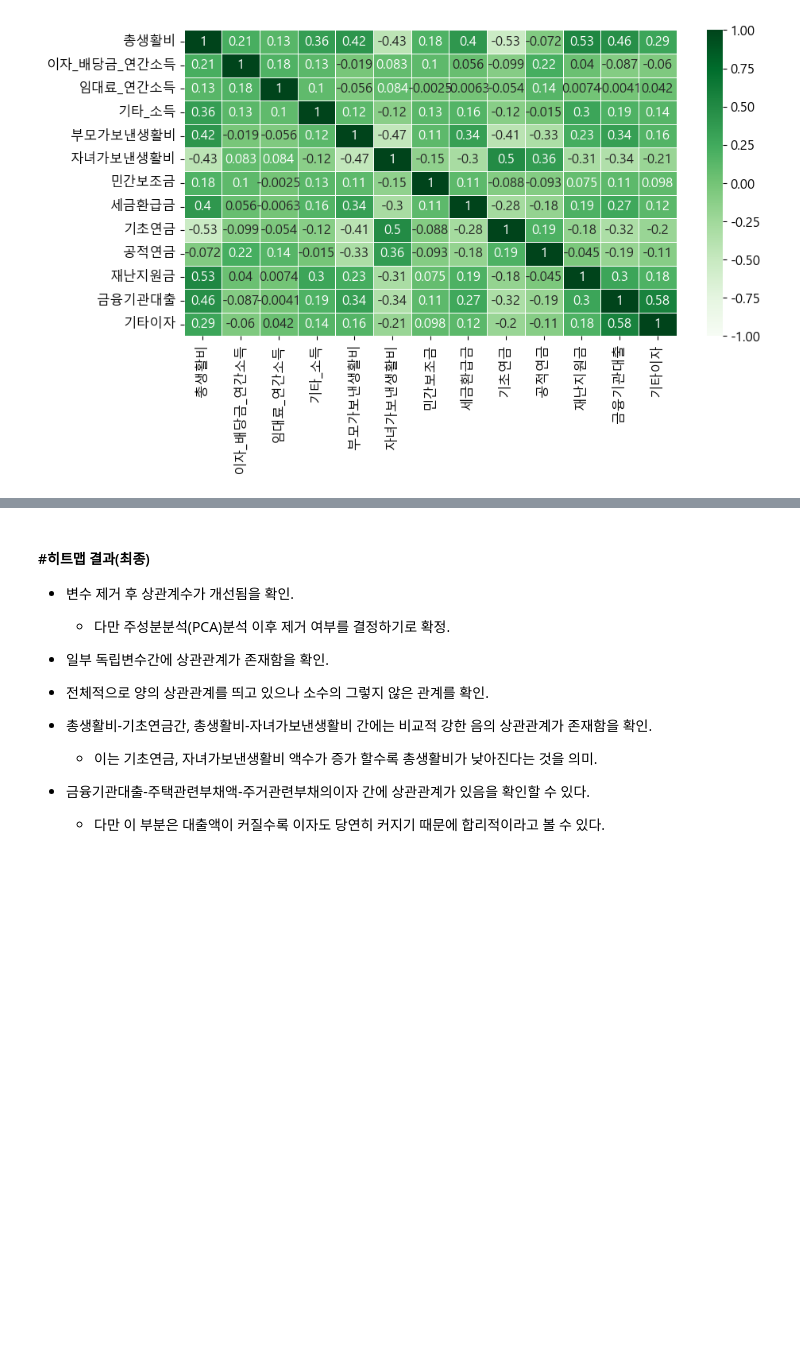
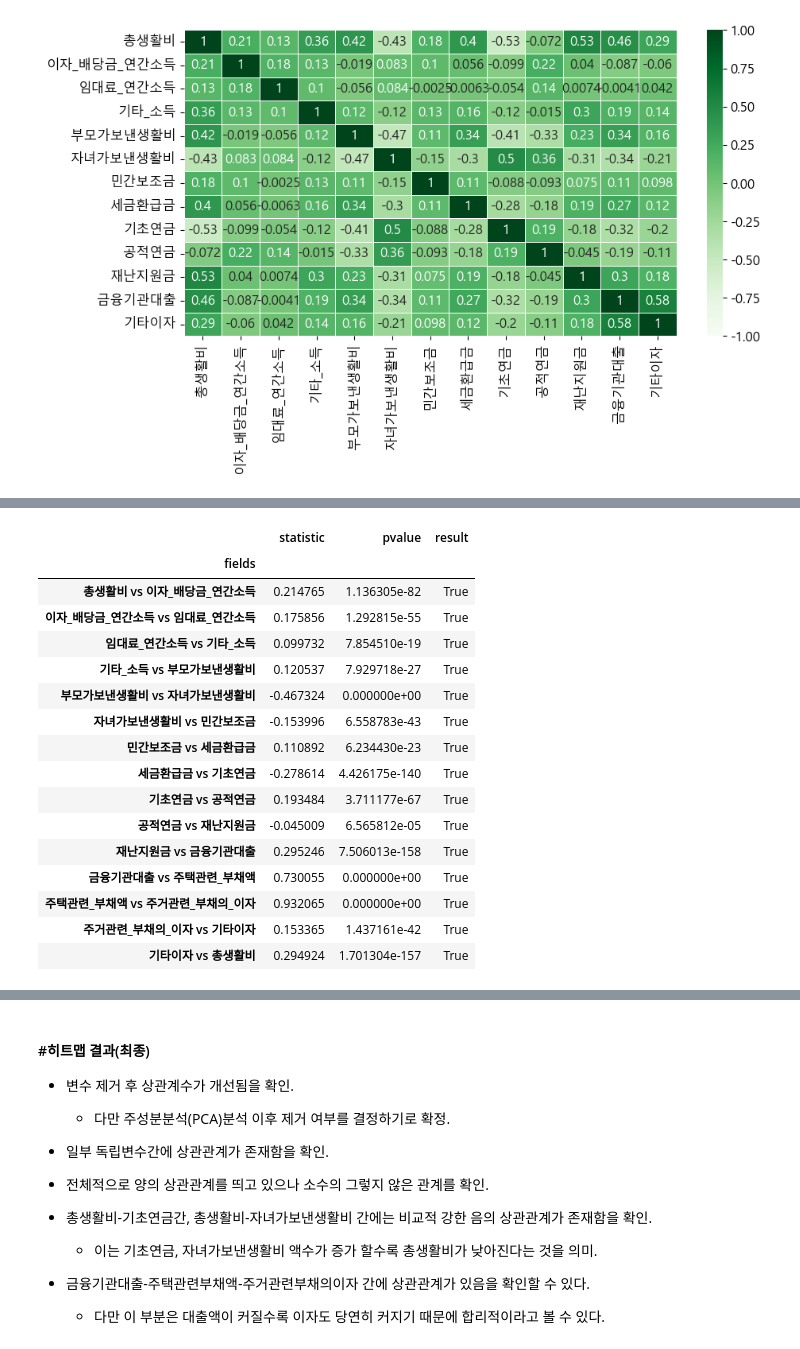
Before and after one commit to jaekim3220/Semiproject3, a Jupyter notebook: !SemiProject.ipynb, the cells around one changed output, grey strips where cells are left out. Saved outputs shown, nothing was run; the diff lists cells and outputs as text; code cells hidden in the pictures; blank space fills up the shorter version.

```diff
--- a/!SemiProject.ipynb
+++ b/!SemiProject.ipynb
@@ -822,0 +819,20 @@ helper.spearman_r(df2_filtered2)
+# %%
+helper.spearman_r(df2)
+# %% [output]
+|  | statistic | pvalue | result |
+| fields |  |  |  |
+| 총생활비 vs 이자_배당금_연간소득 | 0.214765 | 1.136305e-82 | True |
+| 이자_배당금_연간소득 vs 임대료_연간소득 | 0.175856 | 1.292815e-55 | True |
+| 임대료_연간소득 vs 기타_소득 | 0.099732 | 7.854510e-19 | True |
+| 기타_소득 vs 부모가보낸생활비 | 0.120537 | 7.929718e-27 | True |
+| 부모가보낸생활비 vs 자녀가보낸생활비 | -0.467324 | 0.000000e+00 | True |
+| 자녀가보낸생활비 vs 민간보조금 | -0.153996 | 6.558783e-43 | True |
+| 민간보조금 vs 세금환급금 | 0.110892 | 6.234430e-23 | True |
+| 세금환급금 vs 기초연금 | -0.278614 | 4.426175e-140 | True |
+| 기초연금 vs 공적연금 | 0.193484 | 3.711177e-67 | True |
+| 공적연금 vs 재난지원금 | -0.045009 | 6.565812e-05 | True |
+| 재난지원금 vs 금융기관대출 | 0.295246 | 7.506013e-158 | True |
+| 금융기관대출 vs 주택관련_부채액 | 0.730055 | 0.000000e+00 | True |
+| 주택관련_부채액 vs 주거관련_부채의_이자 | 0.932065 | 0.000000e+00 | True |
+| 주거관련_부채의_이자 vs 기타이자 | 0.153365 | 1.437161e-42 | True |
+| 기타이자 vs 총생활비 | 0.294924 | 1.701304e-157 | True |
```
Also changed, not shown: parts of 11 cells of this notebook, 1 other file.
